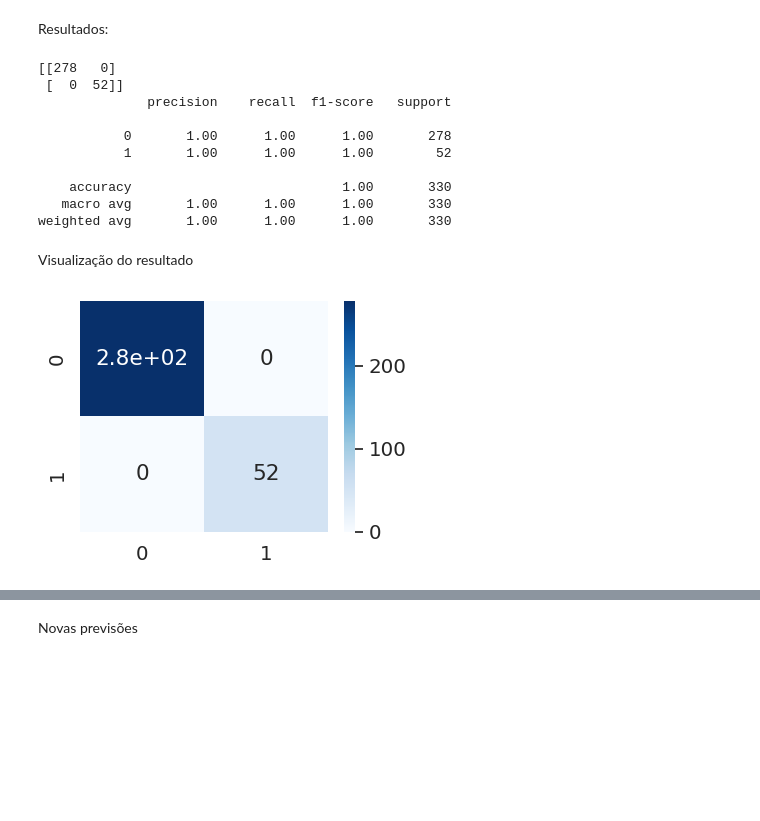
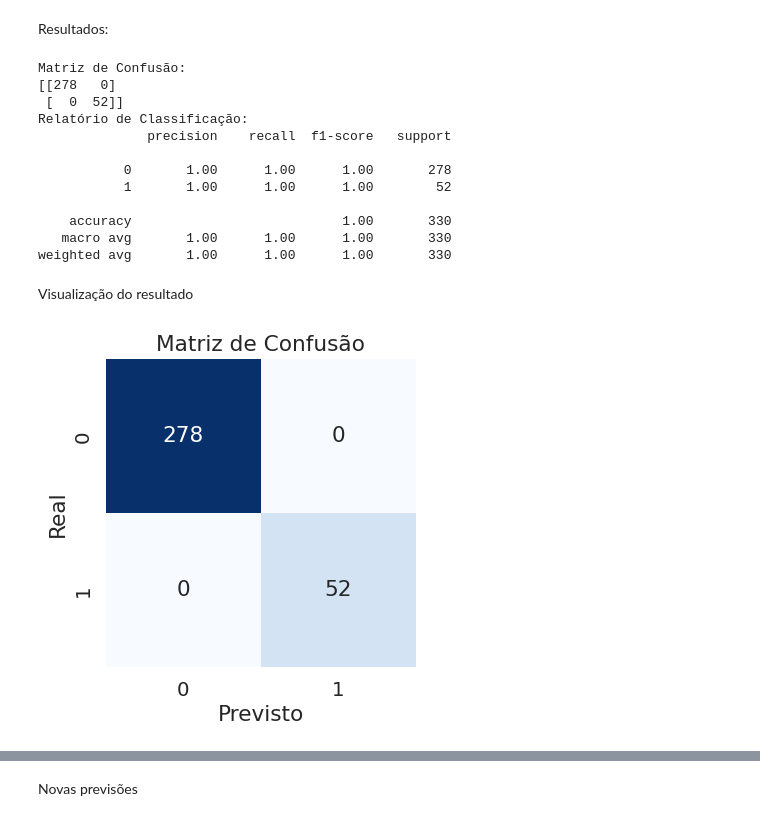
Before and after one commit to mheloisagalvao/projeto-ml, a Jupyter notebook: Projeto_THK.ipynb, the cells around one changed output, grey strips where cells are left out. Drawn from its saved outputs; the diff is of its cells as text; code cells hidden in the pictures; blank space fills up the shorter version.

```diff
--- a/Projeto_THK.ipynb
+++ b/Projeto_THK.ipynb
@@ -122,7 +122,7 @@ Colunas que serão removidas pois não tem valor significativo para Machine Lear
 
 As Colunas que foram tiradas anteriormente possuiam mais valores nulos do que reais, então o próprio Colab as descartou e não faria sentido utilizar uma coluna em que 20% dos dados estão preenchidos.
 # %%
-colunas_para_excluir = ['TIPO','IDTNS','DATA','ANO_BASE','COD_IBGE','A1_2', 'A1_3', 'A1_4', 'A4', 'E2','E4','E6','F2_1','F2_2', 'F2_3','Q1','Q2_1','Q2_2','Q3','Q4','Q6','E1','E3','E5','F1','H0','H3','I1', 'PESO']
+colunas_para_excluir = ['TIPO','IDTNS','DATA','ANO_BASE','COD_IBGE','A1_2', 'A1_3', 'A1_4', 'A4', 'E2','E4','E6','F2_1','F2_2', 'F2_3','Q1', 'Q2', 'G1', 'I2','Q2_1','Q2_2','Q3','Q4','Q6','E1','E3','E5','F1','H0','H3','I1', 'PESO']
 df.drop(colunas_para_excluir, axis=1, inplace=True)
 # %%
 novo_nomes_colunas = {
@@ -162,7 +162,13 @@ df.rename(columns=novo_nomes_colunas, inplace=True)
 Preenchimento
 
 Preenchimento dos valores nulos/vazios das células com as médias das colunas para haver uma normalização dos dados
-# %%
-for column in df.columns:
-    if df[column].dtype in [np.float64, np.int64]:  # Verifica se a coluna é numérica
-        df[column].fillna(df[column].mean(), inplace=True)  # Substitui os valores nulos pela média
+# %%
+means = df.select_dtypes(include=[np.float64, np.int64]).mean()
+
+# Substitui os valores nulos e "99" pela média correspondente
+for column in df.columns:
+    if df[column].dtype in [np.float64, np.int64]:
+        df[column] = df[column].replace(99.000000, np.nan)  # Primeiro substitui "99" por NaN
+        df[column].fillna(means[column], inplace=True)  # Preenche os NaNs com a média da coluna
+
+print(df)
@@ -463,8 +486,14 @@ df
 | 1098 | VIVO | GO | 1 | 22 | 3 | 2 | 5 | ... |
 1099 rows × 35 columns
 # %%
+means = df.select_dtypes(include=[np.float64, np.int64]).mean()
+
 for column in df.columns:
-    if df[column].dtype in [np.float64, np.int64]:          df[column].fillna(df[column].mean(), inplace=True)
+    if df[column].dtype in [np.float64, np.int64]:
+        df[column] = df[column].replace(99.000000, np.nan)
+        df[column].fillna(means[column], inplace=True)
+
+print(df)
 df['Renda_Mensal_Familiar'].replace({999997: 999998}, inplace=True)
 df['Faixa_Renda'].replace({98: 99}, inplace=True)
 df.dropna(axis=1, inplace=True)
@@ -663,11 +692,17 @@ y2_pred = modelo1.predict(X2_test)
 # Avaliar o modelo
 from sklearn.metrics import classification_report, confusion_matrix
 
+print('Matriz de Confusão:')
 print(confusion_matrix(y2_test, y2_pred))
+
+# Relatório de Classificação
+print('Relatório de Classificação:')
 print(classification_report(y2_test, y2_pred))
 # %% [output]
+Matriz de Confusão:
 [[278   0]
  [  0  52]]
+Relatório de Classificação:
               precision    recall  f1-score   support
 
            0       1.00      1.00      1.00       278
@@ -679,8 +714,11 @@ weighted avg       1.00      1.00      1.00       330
 # %% [markdown]
 Visualização do resultado
 # %%
-plt.figure(figsize=(4, 3))
-sns.heatmap(confusion_matrix(y2_test, y2_pred), annot=True, cmap='Blues')
+plt.figure(figsize=(4, 4))
+sns.heatmap(confusion_matrix(y2_test, y2_pred), annot=True, cmap='Blues', fmt='d', cbar=False)
+plt.title('Matriz de Confusão')
+plt.xlabel('Previsto')
+plt.ylabel('Real')
 plt.show()
 # %% [output]
-[figure, old version]
+[figure, new version]
```
Also changed, not shown: parts of 30 cells of this notebook.
